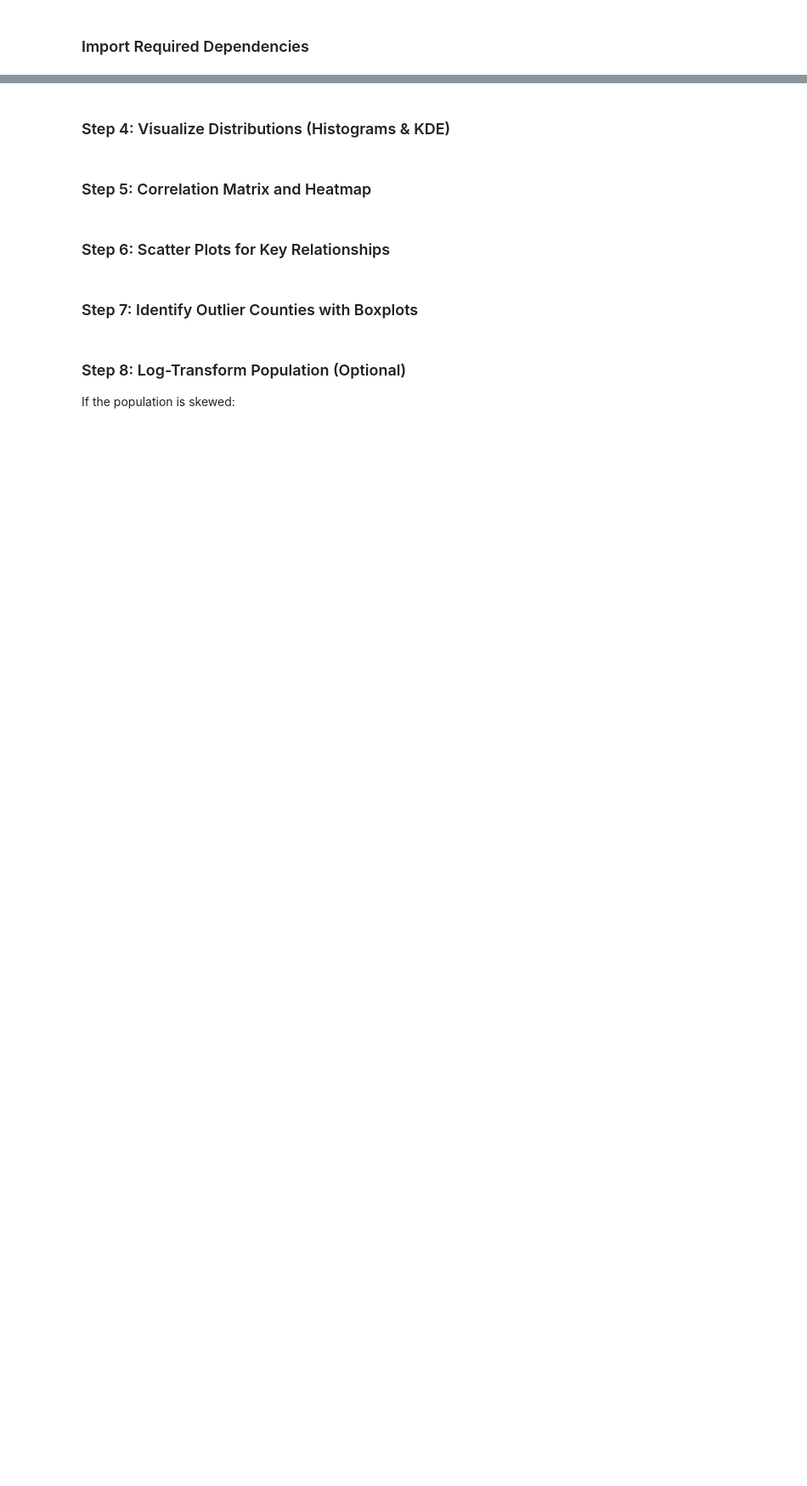
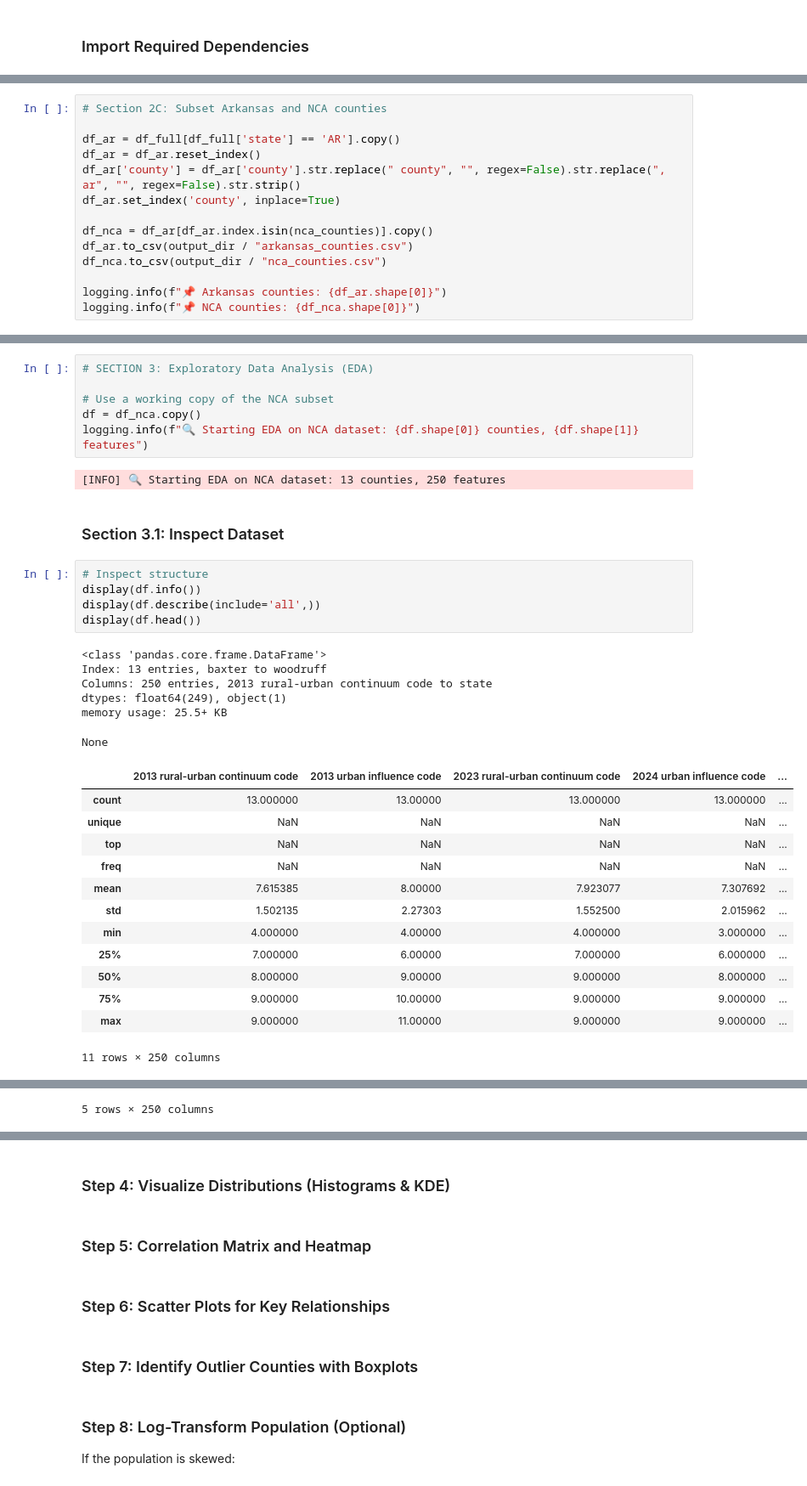
Before and after one commit to JBtallgrass/Ballard-Capstone-proj, a Jupyter notebook: capstone_analytics.ipynb, the cells around one changed output, grey strips where cells are left out. Shown at 85% size. Saved outputs shown, nothing was run; the diff lists cells and outputs as text; blank space fills up the shorter version.

```diff
--- a/capstone_analytics.ipynb
+++ b/capstone_analytics.ipynb
@@ -215,0 +135,14 @@ logging.info("💾 Saved Arkansas and NCA subsets to /outputs")
+# %%
+# Section 2C: Subset Arkansas and NCA counties
+
+df_ar = df_full[df_full['state'] == 'AR'].copy()
+df_ar = df_ar.reset_index()
+df_ar['county'] = df_ar['county'].str.replace(" county", "", regex=False).str.replace(", ar", "", regex=False).str.strip()
+df_ar.set_index('county', inplace=True)
+
+df_nca = df_ar[df_ar.index.isin(nca_counties)].copy()
+df_ar.to_csv(output_dir / "arkansas_counties.csv")
+df_nca.to_csv(output_dir / "nca_counties.csv")
+
+logging.info(f"📌 Arkansas counties: {df_ar.shape[0]}")
+logging.info(f"📌 NCA counties: {df_nca.shape[0]}")
@@ -217,0 +154,35 @@ logging.info("💾 Saved Arkansas and NCA subsets to /outputs")
+# %%
+# SECTION 3: Exploratory Data Analysis (EDA)
+
+# Use a working copy of the NCA subset
+df = df_nca.copy()
+logging.info(f"🔍 Starting EDA on NCA dataset: {df.shape[0]} counties, {df.shape[1]} features")
+# %% [output]
+[INFO] 🔍 Starting EDA on NCA dataset: 13 counties, 250 features
+# %% [markdown]
+### Section 3.1: Inspect Dataset
+# %%
+# Inspect structure
+display(df.info())
+display(df.describe(include='all',))
+display(df.head())
+# %% [output]
+<class 'pandas.core.frame.DataFrame'>
+Index: 13 entries, baxter to woodruff
+Columns: 250 entries, 2013 rural-urban continuum code to state
+dtypes: float64(249), object(1)
+memory usage: 25.5+ KB
+None
+|  | 2013 rural-urban continuum code | 2013 urban influence code | 2023 rural-urban continuum code | 2024 urban influence code | ... |
+| count | 13.000000 | 13.00000 | 13.000000 | 13.000000 | ... |
+| unique | NaN | NaN | NaN | NaN | ... |
+| top | NaN | NaN | NaN | NaN | ... |
+| freq | NaN | NaN | NaN | NaN | ... |
+| mean | 7.615385 | 8.00000 | 7.923077 | 7.307692 | ... |
+| std | 1.502135 | 2.27303 | 1.552500 | 2.015962 | ... |
+| min | 4.000000 | 4.00000 | 4.000000 | 3.000000 | ... |
+| 25% | 7.000000 | 6.00000 | 7.000000 | 6.000000 | ... |
+| 50% | 8.000000 | 9.00000 | 9.000000 | 8.000000 | ... |
+| 75% | 9.000000 | 10.00000 | 9.000000 | 9.000000 | ... |
+| max | 9.000000 | 11.00000 | 9.000000 | 9.000000 | ... |
+11 rows × 250 columns
@@ -217,0 +196 @@ logging.info("💾 Saved Arkansas and NCA subsets to /outputs")
+5 rows × 250 columns
```
Also changed, not shown: parts of 29 cells of this notebook, 19 other files.
